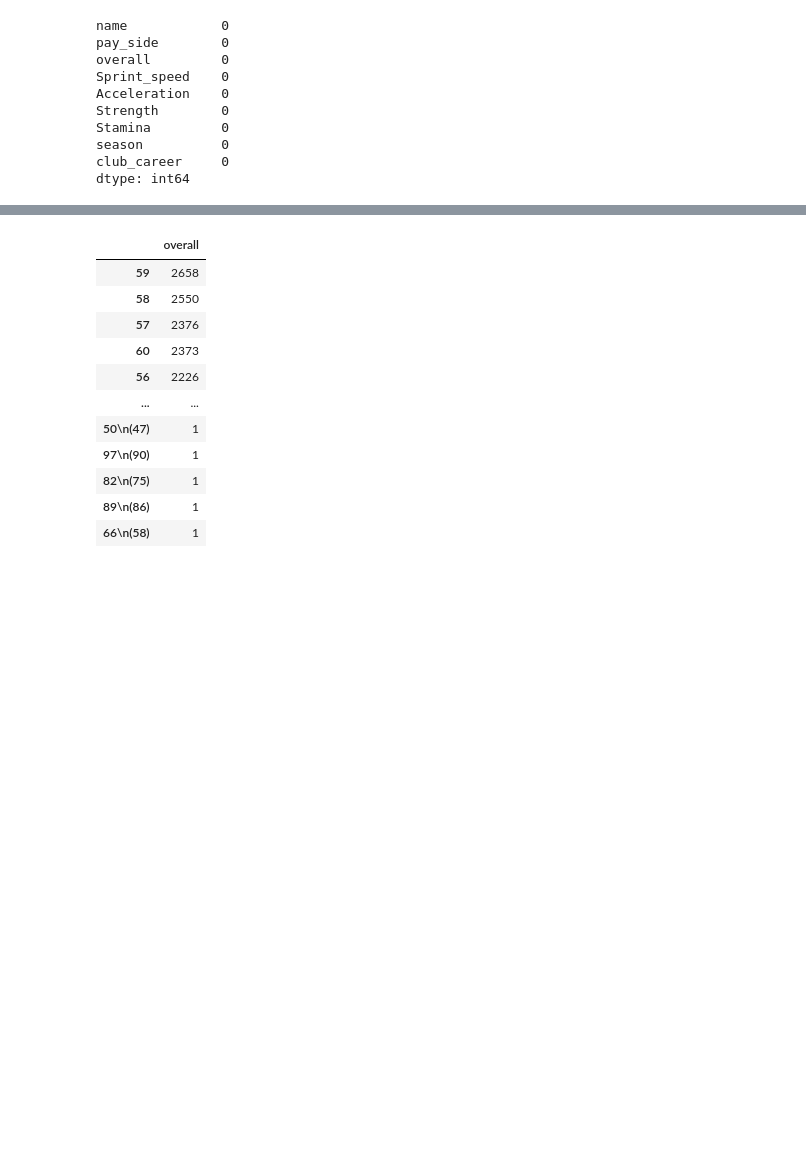
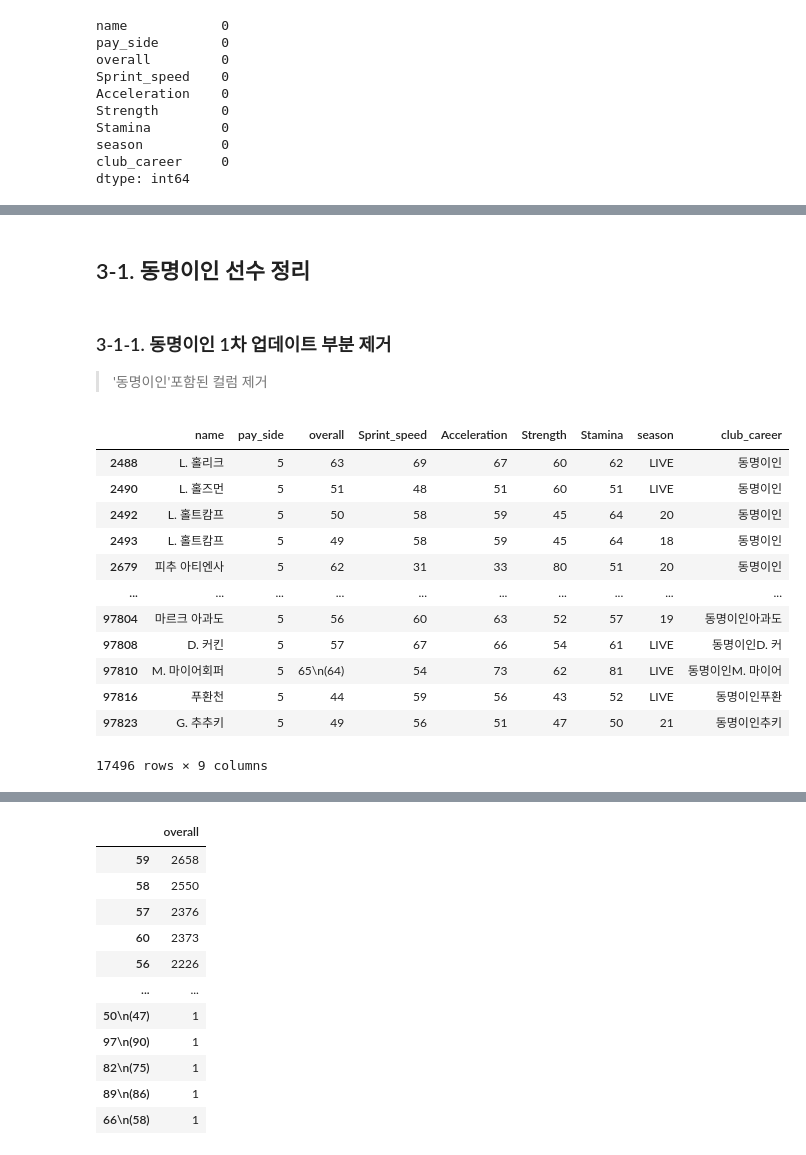
Before and after one commit to yhongju/FIFA-Online-4, a Jupyter notebook: crawling/crawling_player_info_plus.ipynb, the cells around one changed output, grey strips where cells are left out. Saved outputs shown, nothing was run; the diff lists cells and outputs as text; code cells hidden in the pictures; blank space fills up the shorter version.

```diff
--- a/crawling/crawling_player_info_plus.ipynb
+++ b/crawling/crawling_player_info_plus.ipynb
@@ -453,0 +473,24 @@ dtype: int64
+# %% [markdown]
+## 3-1. 동명이인 선수 정리
+# %% [markdown]
+### 3-1-1. 동명이인 1차 업데이트 부분 제거
+
+> '동명이인'포함된 컬럼 제거
+# %%
+# club_career에 '동명이인' 단어가 포함된 선수 찾기
+same_name_group = data[data.club_career.str.contains('동명이인')]
+same_name_group
+# %% [output]
+|  | name | pay_side | overall | Sprint_speed | Acceleration | Strength | Stamina | season | club_career |
+| 2488 | L. 홀리크 | 5 | 63 | 69 | 67 | 60 | 62 | LIVE | 동명이인 |
+| 2490 | L. 홀즈먼 | 5 | 51 | 48 | 51 | 60 | 51 | LIVE | 동명이인 |
+| 2492 | L. 홀트캄프 | 5 | 50 | 58 | 59 | 45 | 64 | 20 | 동명이인 |
+| 2493 | L. 홀트캄프 | 5 | 49 | 58 | 59 | 45 | 64 | 18 | 동명이인 |
+| 2679 | 피추 아티엔사 | 5 | 62 | 31 | 33 | 80 | 51 | 20 | 동명이인 |
+| ... | ... | ... | ... | ... | ... | ... | ... | ... | ... |
+| 97804 | 마르크 아과도 | 5 | 56 | 60 | 63 | 52 | 57 | 19 | 동명이인아과도 |
+| 97808 | D. 커킨 | 5 | 57 | 67 | 66 | 54 | 61 | LIVE | 동명이인D. 커 |
+| 97810 | M. 마이어회퍼 | 5 | 65\n(64) | 54 | 73 | 62 | 81 | LIVE | 동명이인M. 마이어 |
+| 97816 | 푸환천 | 5 | 44 | 59 | 56 | 43 | 52 | LIVE | 동명이인푸환 |
+| 97823 | G. 추추키 | 5 | 49 | 56 | 51 | 47 | 50 | 21 | 동명이인추키 |
+17496 rows × 9 columns
```
Also changed, not shown: parts of 25 cells of this notebook.
